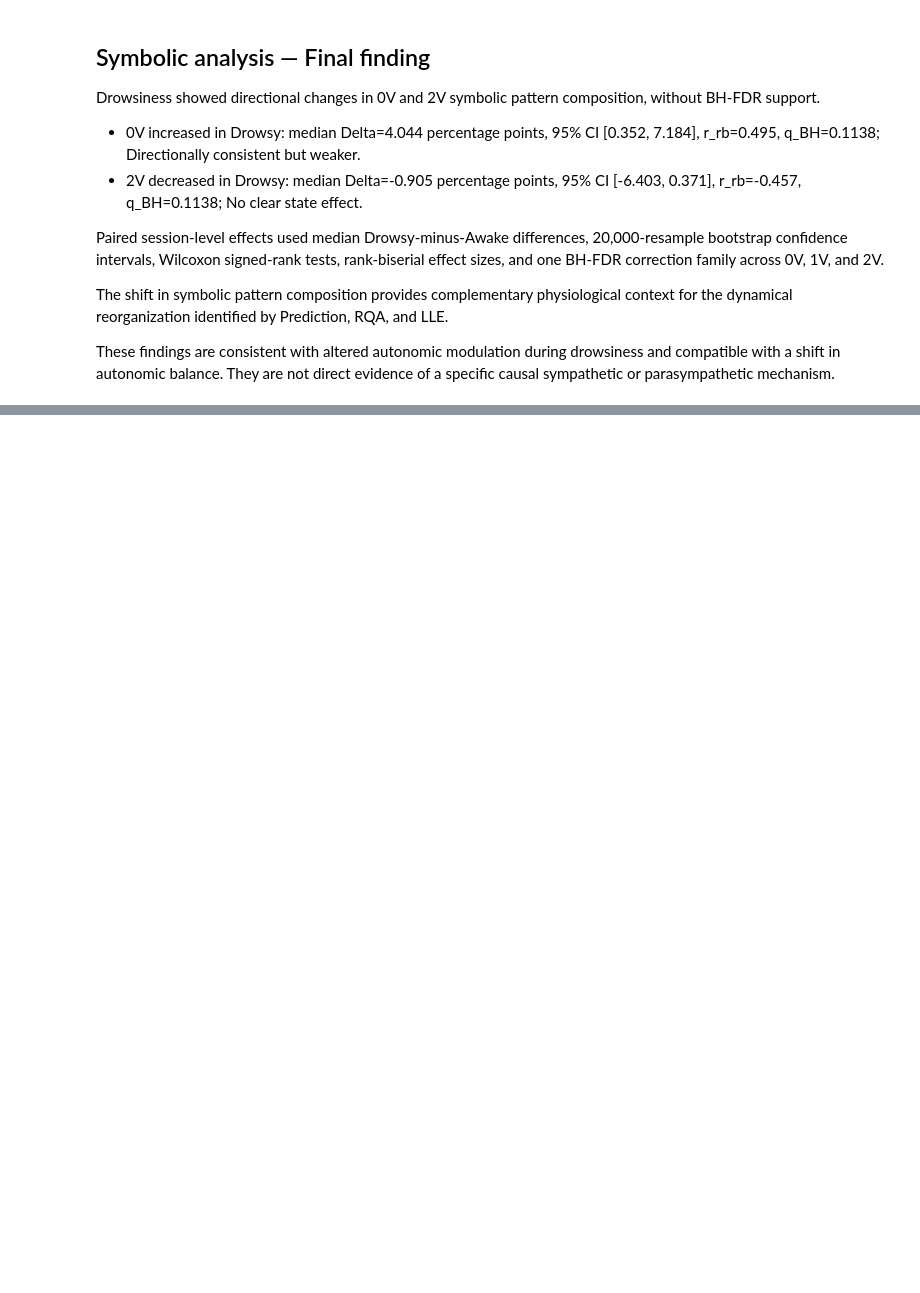
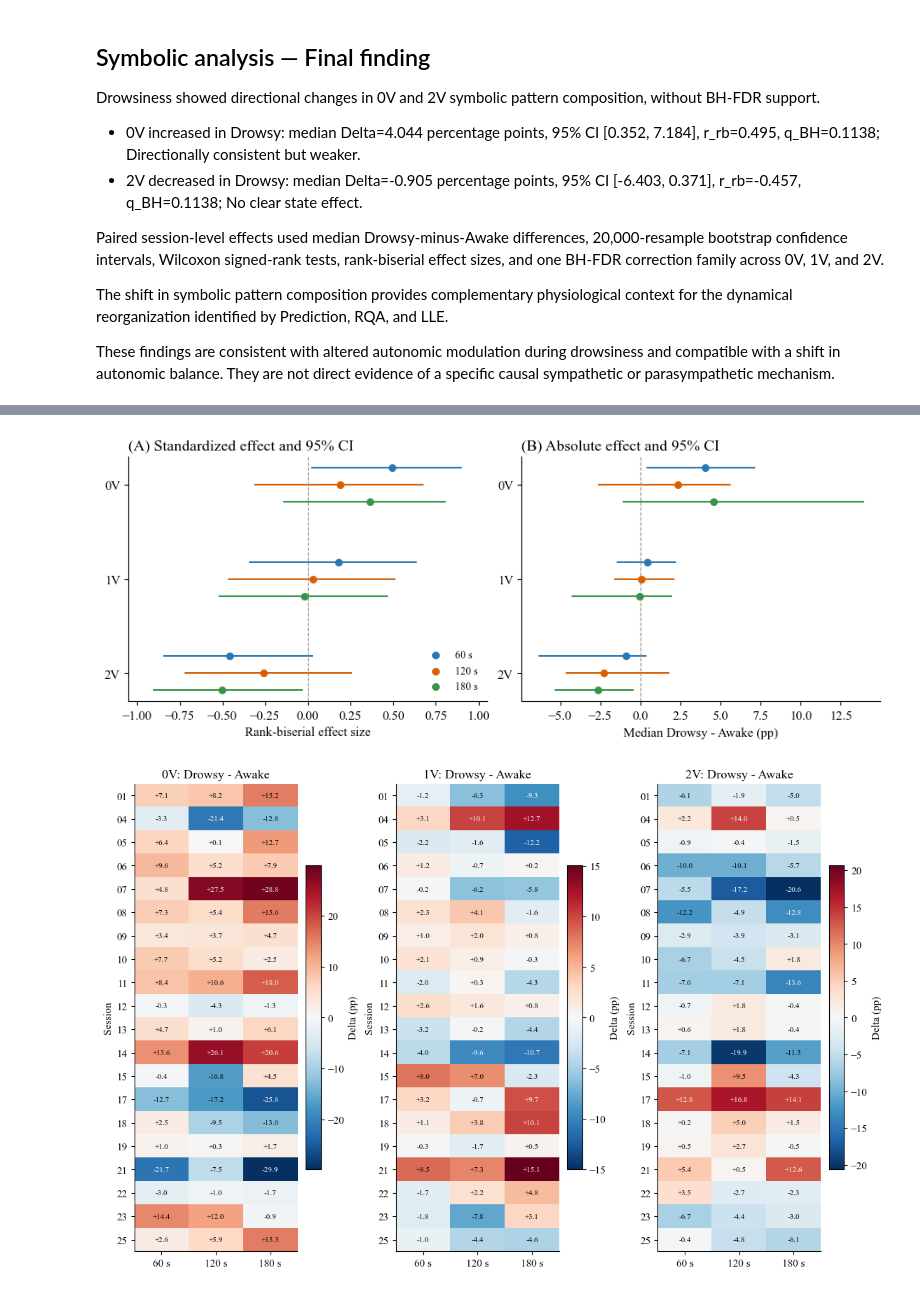
Before and after one commit to Vutu2003/Nonlinear-Time-Series-Analysis, a Jupyter notebook: phase1/main/symbolic_main.ipynb, the cells around one changed output, grey strips where cells are left out. Saved outputs shown, nothing was run; the diff lists cells and outputs as text; code cells hidden in the pictures; blank space fills up the shorter version.

```diff
--- a/phase1/main/symbolic_main.ipynb
+++ b/phase1/main/symbolic_main.ipynb
@@ -652,0 +2182,68 @@ Symbolic analysis được dùng để cung cấp ngữ cảnh cho khả năng *
+# %%
+# Inline figures: effect-size uncertainty and session changes.
+cw_fonts = {font.name for font in font_manager.fontManager.ttflist}
+cw_font = next((f for f in ("Times New Roman", "Liberation Serif", "DejaVu Serif")
+                if f in cw_fonts), "serif")
+cw_colors = {60: "#2878B5", 120: "#D95F02", 180: "#389449"}
+with plt.rc_context({"font.family": cw_font, "font.size": 11,
+                     "axes.spines.top": False, "axes.spines.right": False,
+                     "figure.facecolor": "white", "axes.facecolor": "white"}):
+    fig, axes = plt.subplots(1, 2, figsize=(9.2, 3.6), constrained_layout=True)
+    for axis, value, low, high, label in (
+        (axes[0], "r_rb", "rrb_ci_low", "rrb_ci_high", "Rank-biserial effect size"),
+        (axes[1], "median_delta_pp", "delta_ci_low", "delta_ci_high", "Median Drowsy - Awake (pp)"),
+    ):
+        for j, window in enumerate(CW_WINDOWS):
+            rows = cw_effects.loc[cw_effects.window_s.eq(window)].set_index("metric").loc[list(CW_METRICS)]
+            y = np.arange(3) + (j - 1) * 0.18
+            axis.hlines(y, rows[low], rows[high], color=cw_colors[window], linewidth=1.4)
+            axis.scatter(rows[value], y, color=cw_colors[window], s=30, label=f"{window} s", zorder=3)
+        axis.axvline(0, color="0.55", linestyle="--", linewidth=0.8)
+        axis.set_yticks(range(3), CW_METRICS)
+        axis.invert_yaxis()
+        axis.set_xlabel(label)
+    axes[0].set_xlim(-1.05, 1.05)
+    axes[0].legend(frameon=False, fontsize=9, loc="lower right")
+    axes[0].set_title("(A) Standardized effect and 95% CI", loc="left")
+    axes[1].set_title("(B) Absolute effect and 95% CI", loc="left")
+    plt.show()
+
+    fig, axes = plt.subplots(1, 3, figsize=(11.2, 7.2), constrained_layout=True)
+    for axis, metric in zip(axes, CW_METRICS):
+        values = cw_delta[metric].to_numpy()
+        limit = max(float(np.abs(values).max()), 1e-12)
+        im = axis.imshow(values, cmap="RdBu_r", vmin=-limit, vmax=limit, aspect="auto")
+        for i in range(len(cw_sessions)):
+            for j in range(3):
+                axis.text(j, i, f"{values[i, j]:+.1f}", ha="center", va="center",
+                          fontsize=8, color="white" if abs(values[i, j]) > 0.60 * limit else "black")
+        axis.set_xticks(range(3), [f"{w} s" for w in CW_WINDOWS])
+        axis.set_yticks(range(len(cw_sessions)), [f"{s:02d}" for s in cw_sessions])
+        axis.set_ylabel("Session")
+        axis.set_title(f"{metric}: Drowsy - Awake")
+        fig.colorbar(im, ax=axis, shrink=0.65, label="Delta (pp)")
+    plt.show()
+
+cw_findings = ["### Interpretation"]
+for metric in CW_METRICS:
+    rows = cw_effects.loc[cw_effects.metric.eq(metric)]
+    consensus = cw_consensus.loc[cw_consensus.metric.eq(metric)].iloc[0]
+    estimates = "; ".join(f"{int(r.window_s)} s: r_rb={r.r_rb:+.3f}, median Delta={r.median_delta_pp:+.3f} pp"
+                          for r in rows.itertuples())
+    cw_findings.append(
+        f"- **{metric}** — {estimates}. Same sign across all three windows: "
+        f"**{int(consensus.same_sign_all_3)}/20 ({consensus.same_sign_all_3_pct:.0f}%)**; "
+        f"sessions with a sign reversal: {consensus.reversal_sessions}.")
+for label, column in (("r_rb", "rrb_diff_ci_excludes_zero"),
+                      ("median Delta", "delta_diff_ci_excludes_zero")):
+    flagged = cw_effect_differences.loc[cw_effect_differences[column]]
+    if flagged.empty:
+        cw_findings.append(f"\nAll direct {label} difference CIs contain zero: these data do not clearly resolve window-dependent differences in {label}.")
+    else:
+        pairs = ", ".join(f"{r.metric} ({r.contrast})" for r in flagged.itertuples())
+        cw_findings.append(f"\nPointwise {label} difference CIs exclude zero for: {pairs}. Treat these as exploratory, unadjusted comparisons.")
+cw_findings.append("\n**The point estimates are not identical, and session consistency is assessed separately above. Equivalence is not established by CIs containing zero or by high correlation.**")
+display(Markdown("\n".join(cw_findings)))
+# %% [output]
+[figure, added]
+[figure, added]
```
Also changed, not shown: parts of 19 cells of this notebook, 37 other files.
